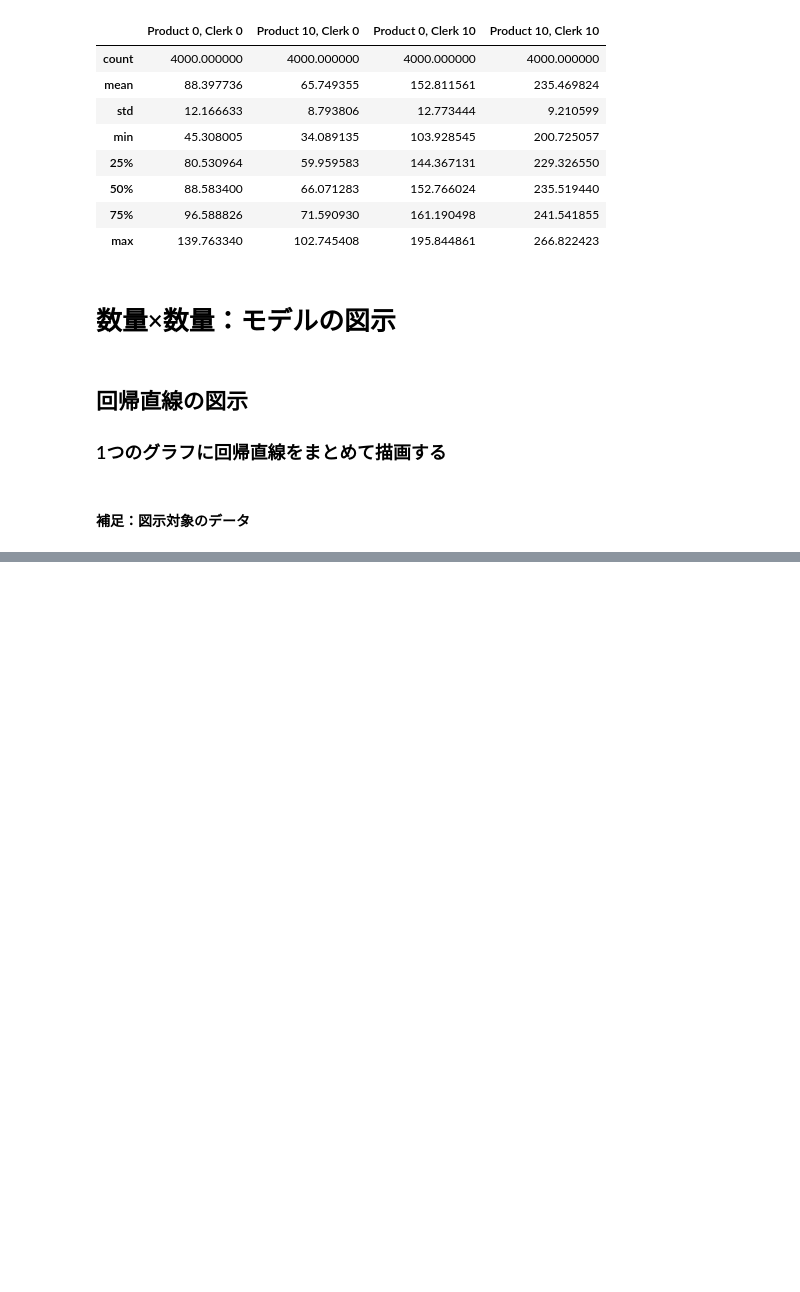
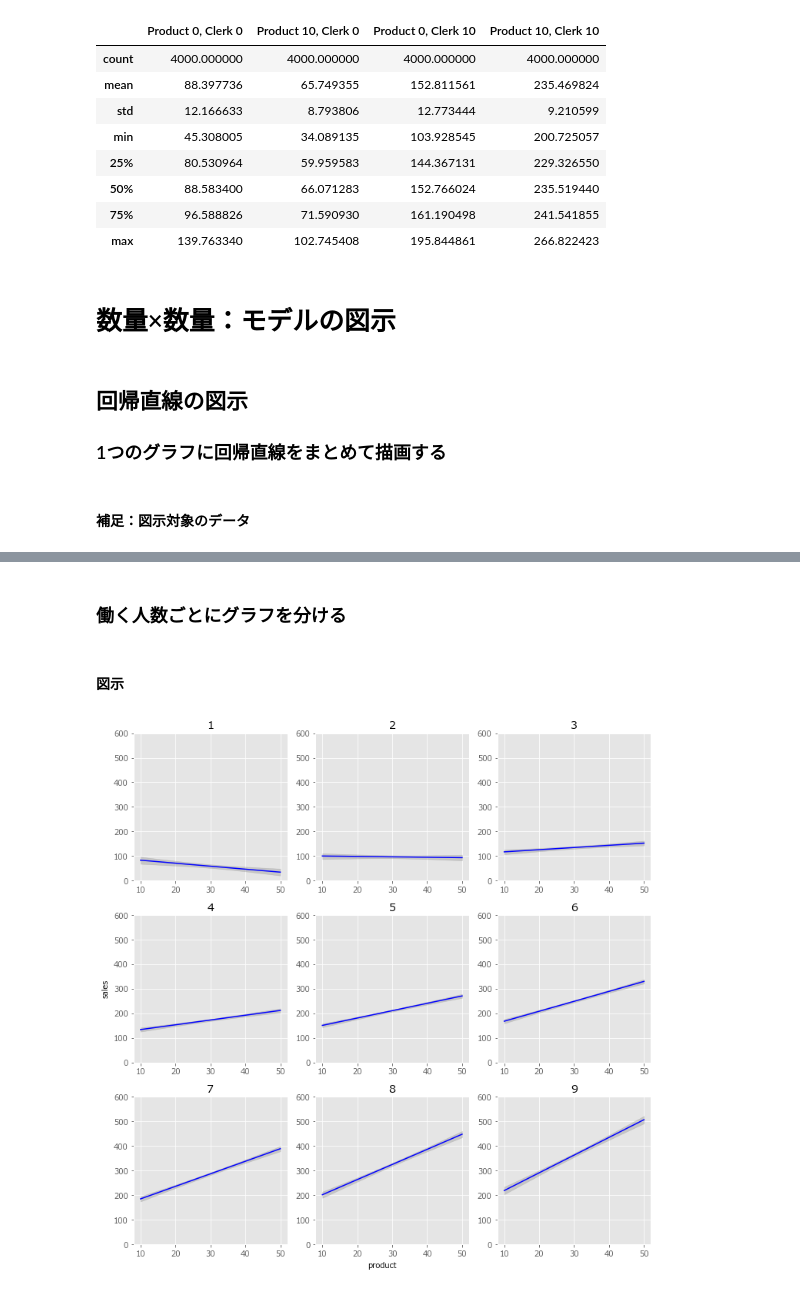
Before and after one commit to Data-Anal-Ojisan/DataAnalOji.hatena.sample, a Jupyter notebook: python_samples/stan/3-10-3-交互作用：数量×数量.ipynb, the cells around one changed output, grey strips where cells are left out. Cells and saved outputs as stored; diff of their text form; code cells hidden in the pictures; blank space fills up the shorter version.

```diff
--- a/python_samples/stan/3-10-3-交互作用：数量×数量.ipynb
+++ b/python_samples/stan/3-10-3-交互作用：数量×数量.ipynb
@@ -246,0 +310,37 @@ display(pd.DataFrame((newdata_3* newdata_3_b).T,
+# %% [markdown]
+### 働く人数ごとにグラフを分ける
+# %% [markdown]
+#### 図示
+# %%
+### グラフ描画領域の作成
+fig = plt.figure(figsize=(10, 10))
+
+for i, num in enumerate(num_clerk, 1):
+
+    # 描画するサブプロットの追加
+    ax = fig.add_subplot(3, 3, i)
+    # 特定の店員人数の時の売り上げを描画
+    ax.plot(mu_pred[mu_pred['num_clerk']==num]['product'],
+            mu_pred[mu_pred['num_clerk']==num]["50%"],
+            color='blue')
+    # 95%ベイズ信頼区間を描画
+    ax.fill_between(x=mu_pred[mu_pred['num_clerk']==num]['product'],
+                    y1=mu_pred[mu_pred['num_clerk']==num]["2.5%"],
+                    y2=mu_pred[mu_pred['num_clerk']==num]["97.5%"],
+                    alpha=0.3,
+                    color='gray')
+    # サブプロットにタイトルを追加
+    ax.set_title(i)
+    # サブプロットのy軸を設定
+    ax.set_ylim(0, 600)
+
+#xラベル用
+fig.text(0.5, 0, 'product', ha='center', va='center')
+#yラベル用
+fig.text(0, 0.5, 'sales', ha='center', va='center', rotation='vertical')
+
+# グラフの描画
+plt.tight_layout()
+plt.show()
+# %% [output]
+[figure, added]
```
Also changed, not shown: parts of 3 cells of this notebook, 1 other file.
